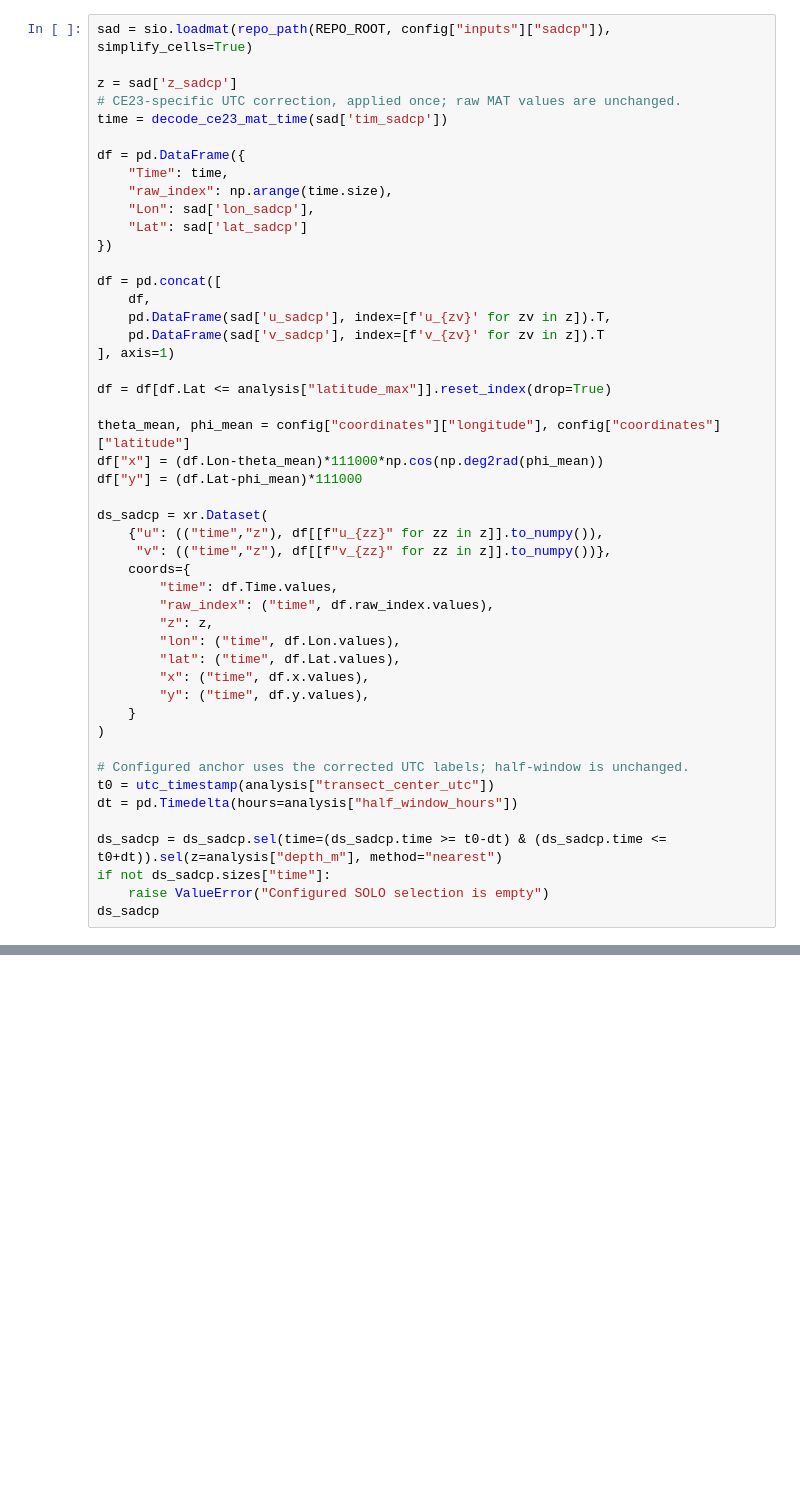
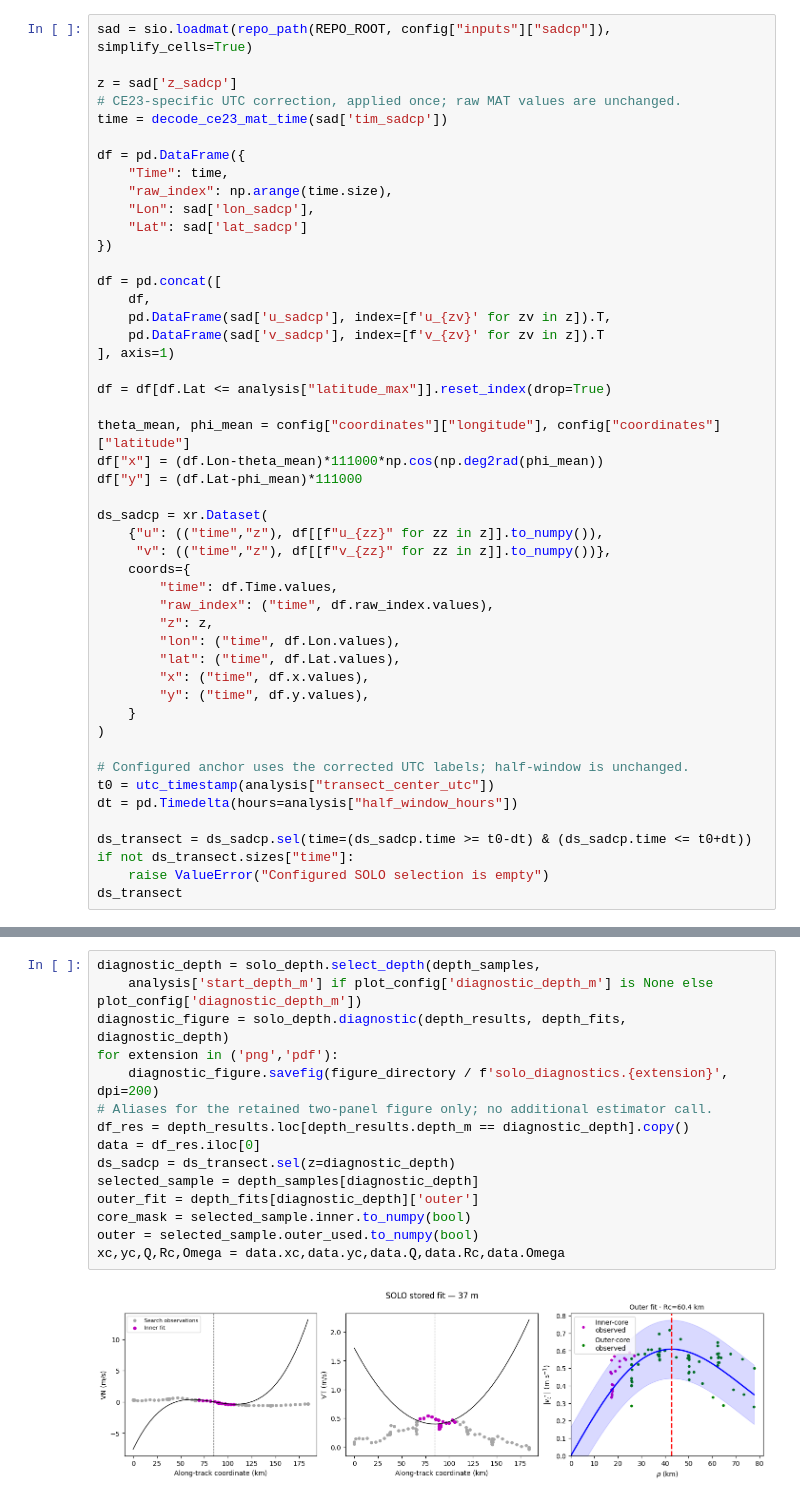
Before and after one commit to regdowse/elliptical_streamfunction_parametrisation, a Jupyter notebook: applications/SOLO_transect_data.ipynb, the cells around one changed output, grey strips where cells are left out. Cells and saved outputs as stored; diff of their text form; blank space fills up the shorter version.

```diff
--- a/applications/SOLO_transect_data.ipynb
+++ b/applications/SOLO_transect_data.ipynb
@@ -71,8 +78,8 @@ ds_sadcp = xr.Dataset(
 t0 = utc_timestamp(analysis["transect_center_utc"])
 dt = pd.Timedelta(hours=analysis["half_window_hours"])
 
-ds_sadcp = ds_sadcp.sel(time=(ds_sadcp.time >= t0-dt) & (ds_sadcp.time <= t0+dt)).sel(z=analysis["depth_m"], method="nearest")
-if not ds_sadcp.sizes["time"]:
+ds_transect = ds_sadcp.sel(time=(ds_sadcp.time >= t0-dt) & (ds_sadcp.time <= t0+dt))
+if not ds_transect.sizes["time"]:
     raise ValueError("Configured SOLO selection is empty")
-ds_sadcp
+ds_transect
 # %% [output]
@@ -143,3 +118,20 @@ df_res = pd.DataFrame(data).T
+# %%
+diagnostic_depth = solo_depth.select_depth(depth_samples,
+    analysis['start_depth_m'] if plot_config['diagnostic_depth_m'] is None else plot_config['diagnostic_depth_m'])
+diagnostic_figure = solo_depth.diagnostic(depth_results, depth_fits, diagnostic_depth)
+for extension in ('png','pdf'):
+    diagnostic_figure.savefig(figure_directory / f'solo_diagnostics.{extension}', dpi=200)
+# Aliases for the retained two-panel figure only; no additional estimator call.
+df_res = depth_results.loc[depth_results.depth_m == diagnostic_depth].copy()
+data = df_res.iloc[0]
+ds_sadcp = ds_transect.sel(z=diagnostic_depth)
+selected_sample = depth_samples[diagnostic_depth]
+outer_fit = depth_fits[diagnostic_depth]['outer']
+core_mask = selected_sample.inner.to_numpy(bool)
+outer = selected_sample.outer_used.to_numpy(bool)
+xc,yc,Q,Rc,Omega = data.xc,data.yc,data.Q,data.Rc,data.Omega
+# %% [output]
+[figure, added]
 # %%
 x = np.linspace(*config["reconstruction"]["x_limits_m"], config["reconstruction"]["grid_points"])
 y = np.linspace(*config["reconstruction"]["y_limits_m"], config["reconstruction"]["grid_points"])
```
Also changed, not shown: parts of 33 cells of this notebook, 3 other files.
